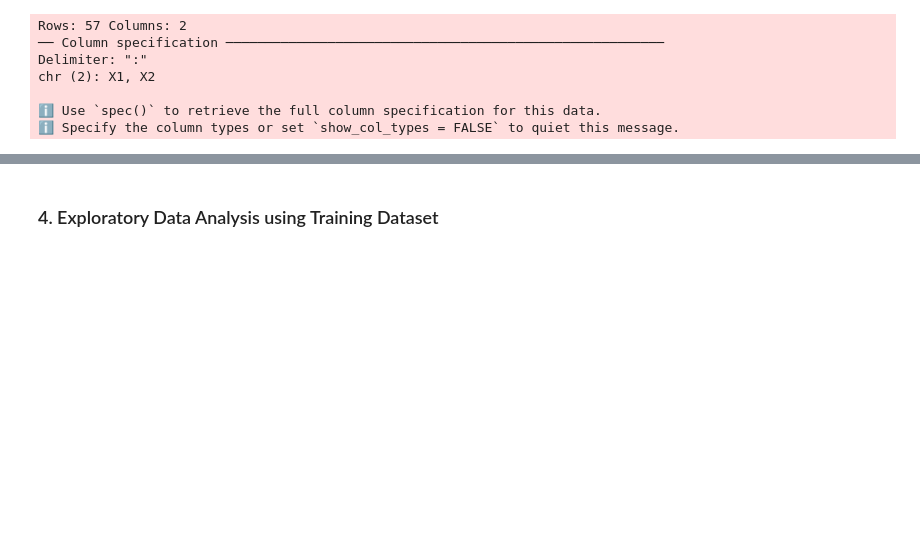
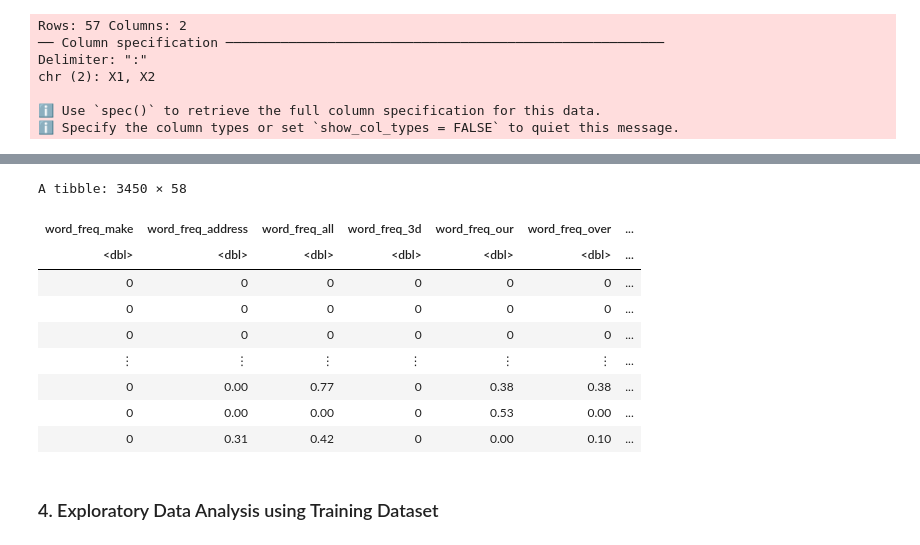
Before and after one commit to SarahHoang/dsci-100-project-group-162, a Jupyter notebook: proposal_group_162.ipynb, the cells around one changed output, grey strips where cells are left out. Drawn from its saved outputs; the diff is of its cells as text; code cells hidden in the pictures; blank space fills up the shorter version.

```diff
--- a/proposal_group_162.ipynb
+++ b/proposal_group_162.ipynb
@@ -130,3 +133,22 @@ A tibble: 4601 × 58
+# %%
+set.seed(6666)
+
+data_split <- initial_split(data, prop = 0.75, strata = spam_indicator)
+data_train <- training(data_split)
+data_test <- testing(data_split)
+
+data_train
+# %% [output]
+A tibble: 3450 × 58
+| word_freq_make | word_freq_address | word_freq_all | word_freq_3d | word_freq_our | word_freq_over | ... |
+| <dbl> | <dbl> | <dbl> | <dbl> | <dbl> | <dbl> | ... |
+| 0 | 0 | 0 | 0 | 0 | 0 | ... |
+| 0 | 0 | 0 | 0 | 0 | 0 | ... |
+| 0 | 0 | 0 | 0 | 0 | 0 | ... |
+| ⋮ | ⋮ | ⋮ | ⋮ | ⋮ | ⋮ | ... |
+| 0 | 0.00 | 0.77 | 0 | 0.38 | 0.38 | ... |
+| 0 | 0.00 | 0.00 | 0 | 0.53 | 0.00 | ... |
+| 0 | 0.31 | 0.42 | 0 | 0.00 | 0.10 | ... |
 # %% [markdown]
 ### 4. Exploratory Data Analysis using Training Dataset
 # %% [markdown]
```
Also changed, not shown: parts of 6 cells of this notebook.
